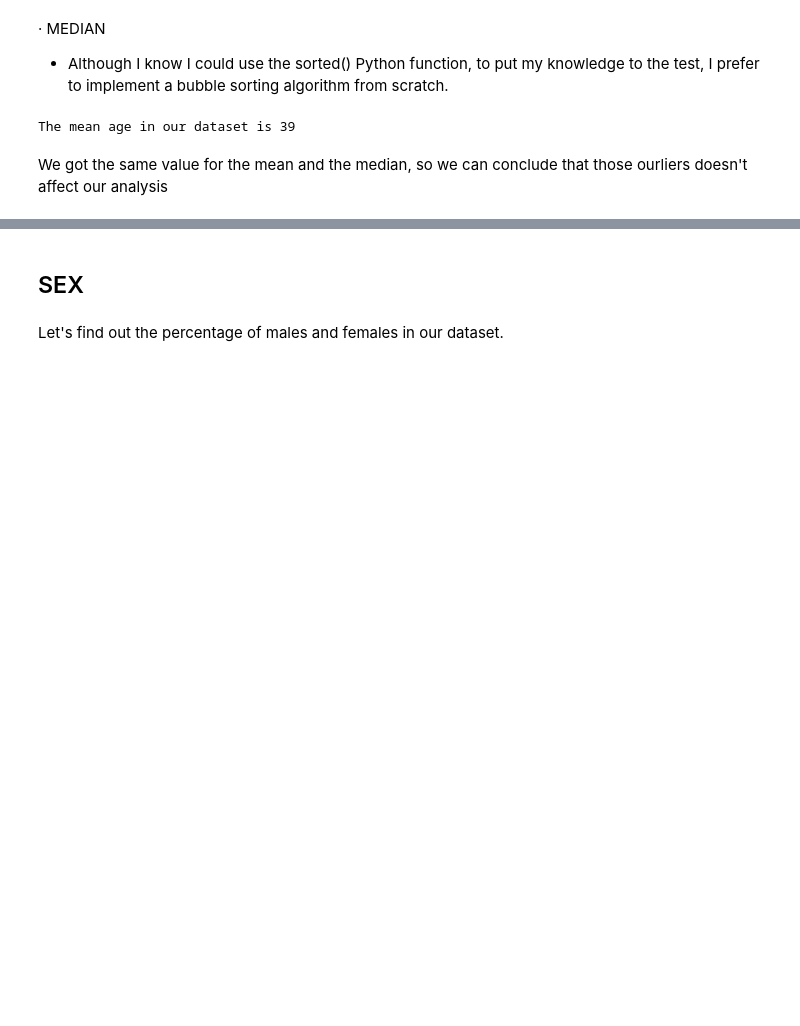
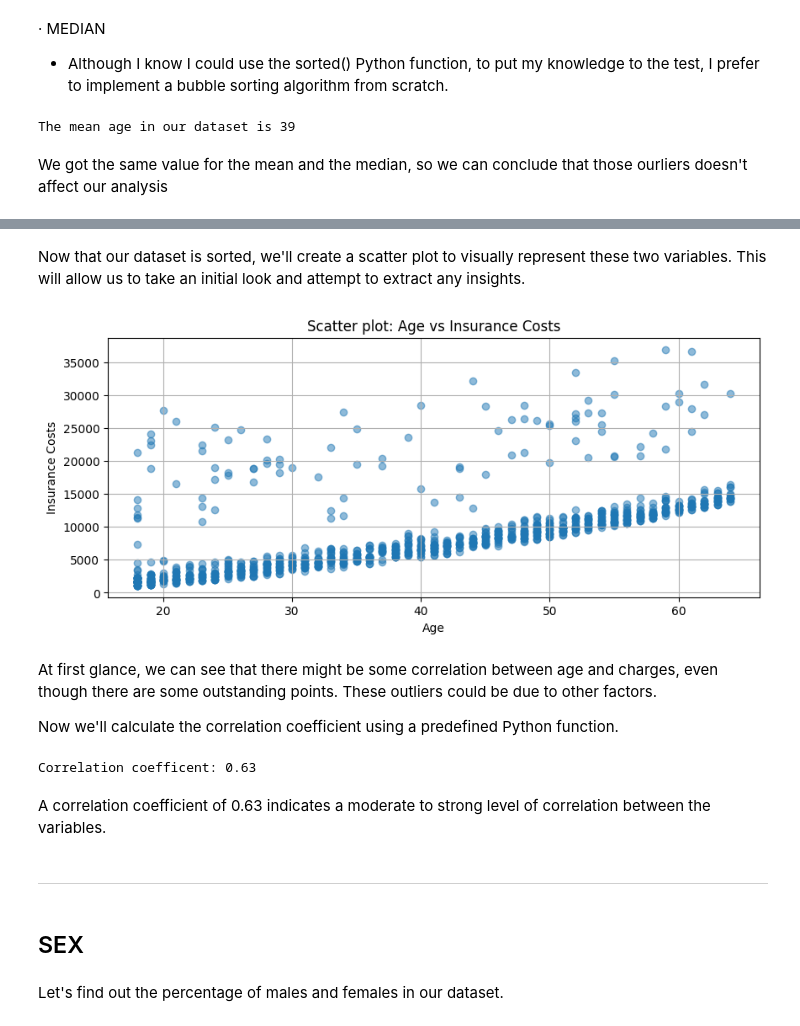
Before and after one commit to raserr11/Medical-Insurance-Data-Analysis-Course-Project, a Jupyter notebook: medical_insurance_analysis.ipynb, the cells around one changed output, grey strips where cells are left out. Cells and saved outputs as stored; diff of their text form; code cells hidden in the pictures; blank space fills up the shorter version.

Commit message:
Insight extraction and conclusion

```diff
--- a/medical_insurance_analysis.ipynb
+++ b/medical_insurance_analysis.ipynb
@@ -81,3 +87,55 @@ We got the same value for the mean and the median, so we can conclude that those
+# %%
+# Creating a new df without smokers
+non_smoker_df = insurance_data_df.loc[insurance_data_df['smoker'] == 'no']
+
+# Recursive sorting algorithm to reduce the execution time,
+# I tried using bubble sort like before, but it was taking too long.
+def quick_sort(df, columna):
+    def quicksort_aux(df):
+        n = len(df)
+        if n <= 1:
+            return df
+        else:
+            pivot = df[columna].iloc[0]  # Pivot element
+            smaller = df[df[columna] < pivot]  # Smaller elements
+            equal = df[df[columna] == pivot]  # Equals to the pivot element
+            bigger = df[df[columna] > pivot]  # Bigger elements
+
+            return pd.concat([quicksort_aux(smaller), equal, quicksort_aux(bigger)])
+    sorted_df = quicksort_aux(df)
+
+    return sorted_df
+
+sorted_data_for_age_correlation = ordenacion_quick(non_smoker_df,'age')
+# %% [markdown]
+Now that our dataset is sorted, we'll create a scatter plot to visually represent these two variables. This will allow us to take an initial look and attempt to extract any insights.
+# %%
+x = sorted_data_for_age_correlation['age']
+y = sorted_data_for_age_correlation['charges']
+
+plt.figure(figsize=(10, 4))
+plt.scatter(x, y, alpha=0.5)
+plt.title('Scatter plot: Age vs Insurance Costs')
+plt.xlabel('Age')
+plt.ylabel('Insurance Costs')
+plt.grid(True)
+plt.show()
+# %% [output]
+[figure, added]
+# %% [markdown]
+At first glance, we can see that there might be some correlation between age and charges, even though there are some outstanding points. These outliers could be due to other factors.
+
+Now we'll calculate the correlation coefficient using a predefined Python function.
+# %%
+correlation = round(non_smoker_df['age'].corr(non_smoker_df['charges']),2)
+
+print("Correlation coefficent:", correlation)
+# %% [output]
+Correlation coefficent: 0.63
+# %% [markdown]
+A correlation coefficient of 0.63 indicates a moderate to strong level of correlation between the variables.
+# %% [markdown]
+-------------------------------------------------------------------------------------------------------------
 # %% [markdown]
 ## SEX
 # %% [markdown]
```
Also changed, not shown: parts of 27 cells of this notebook, 1 other file.
